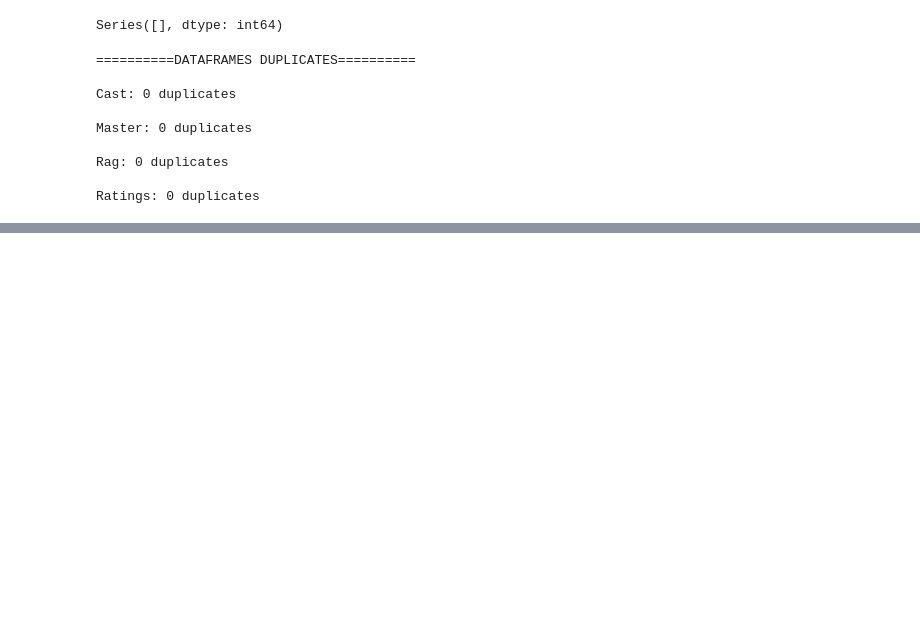
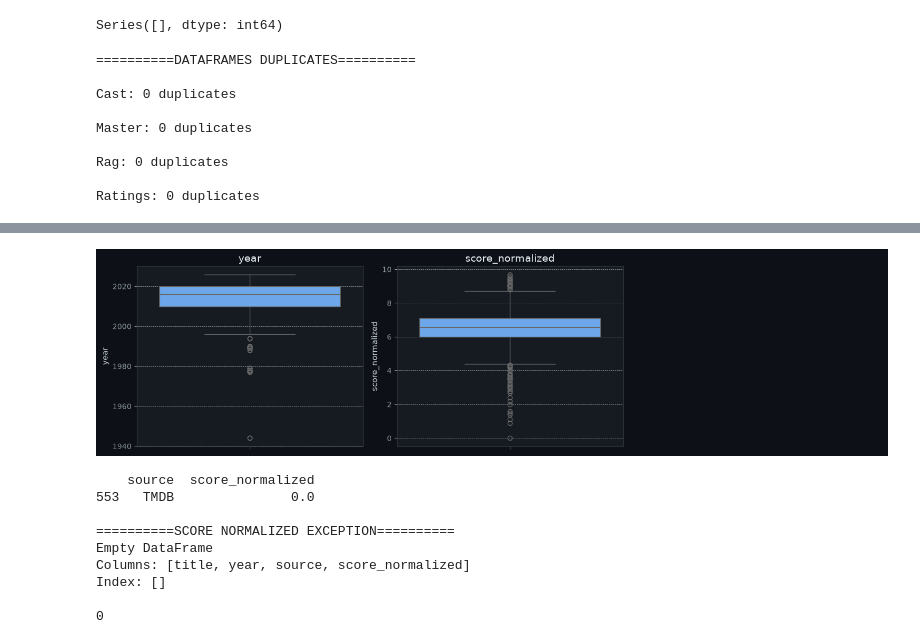
Before and after one commit to Chumus2/MCU-Canon-Classifier, a Jupyter notebook: machine-learning/notebooks/EDA.ipynb, the cells around one changed output, grey strips where cells are left out. Saved outputs shown, nothing was run; the diff lists cells and outputs as text; code cells hidden in the pictures; blank space fills up the shorter version.

```diff
--- a/machine-learning/notebooks/EDA.ipynb
+++ b/machine-learning/notebooks/EDA.ipynb
@@ -333,0 +366,25 @@ Ratings: 0 duplicates
+# %%
+make_anomaly_boxplot(ratings, name="Ratings")
+
+zero_scores = ratings[ratings["score_normalized"] == 0.0]
+print(f"{zero_scores[["source", "score_normalized"]]}\n")
+
+ratings.loc[(ratings["source"] == "TMDB") & (ratings["score_normalized"] == 0.0), "score_normalized"] = np.nan
+ratings["score_normalized"] = ratings.groupby("source")["score_normalized"].transform(
+    lambda x: x.fillna(x.median())
+)
+
+print("==========SCORE NORMALIZED EXCEPTION==========")
+print(f"{ratings[ratings["score_normalized"] == 0.0]}\n")
+print(ratings["score_normalized"].isna().sum())
+# %% [output]
+[figure, added]
+    source  score_normalized
+553   TMDB               0.0
+
+==========SCORE NORMALIZED EXCEPTION==========
+Empty DataFrame
+Columns: [title, year, source, score_normalized]
+Index: []
+
+0
```
Also changed, not shown: parts of 5 cells of this notebook.
